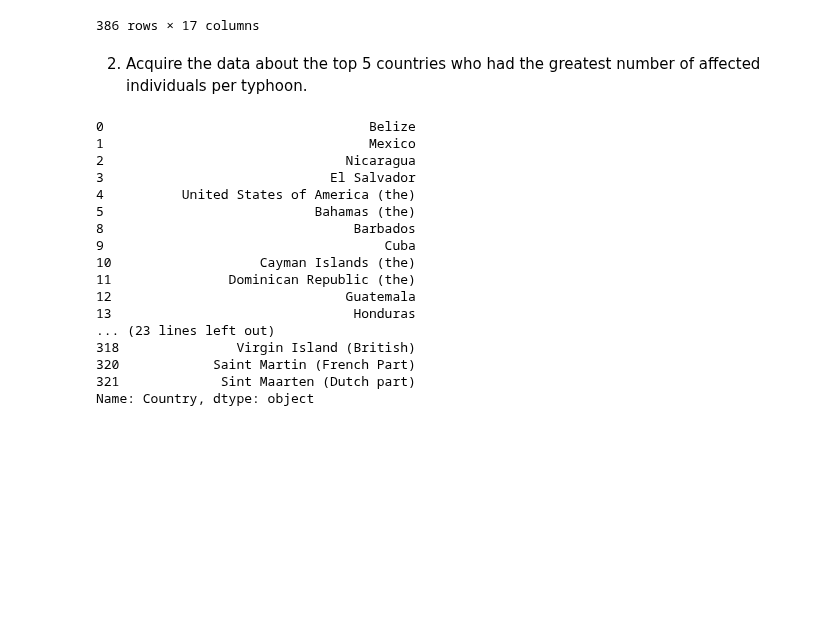
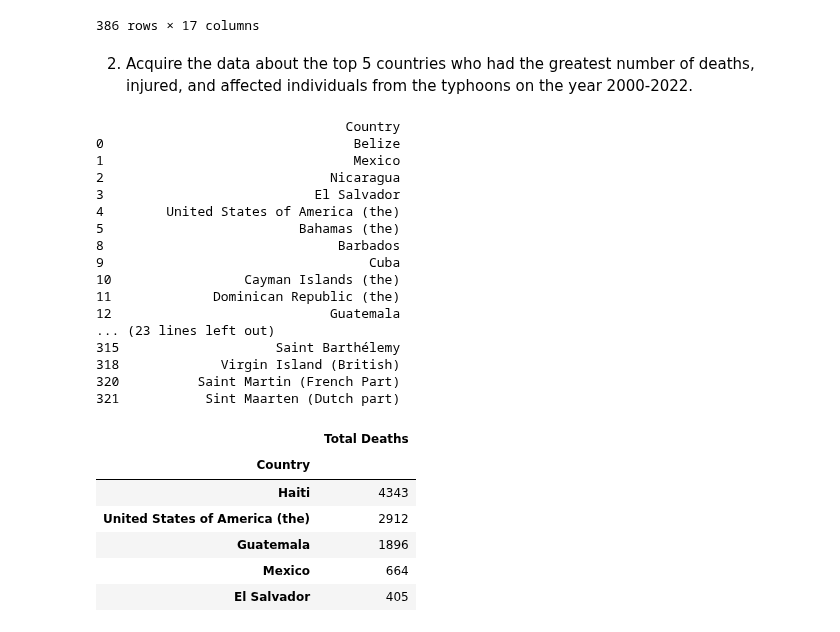
Before and after one commit to GEA960/ITBA-3207_TeamTyphoonAnalysts, a Jupyter notebook: 2000-2022 Data set Codes and Results.ipynb, the cells around one changed output. Saved outputs shown, nothing was run; the diff lists cells and outputs as text; code cells hidden in the pictures; blank space fills up the shorter version.

Commit message:
Finished the Objective No.2 in America's Data set

```diff
--- a/2000-2022 Data set Codes and Results.ipynb
+++ b/2000-2022 Data set Codes and Results.ipynb
@@ -94,29 +94,51 @@ display(new_df)
 | 385 | 2021-0373-VCT | 2021 | Storm | Tropical cyclone | Hurricane 'Elsa' | Saint Vincent and the Grenadines | Caribbean | 0 | ... |
 386 rows × 17 columns
 # %% [markdown]
-2. Acquire the data about the top 5 countries who had the greatest number of affected  individuals per typhoon.
+2. Acquire the data about the top 5 countries who had the greatest number of deaths, injured, and affected individuals from the typhoons on the year 2000-2022.
 # %%
 #***********************SUB DATAFRAME (Top 5 countries with the highest number of affected individuals by typhoons from 2000-2022)***************************
 
-#Step by step Analysis
+# First, drop duplicates function was used to find the exact names and nubmer of countries that were included on the record without duplicates. There are 38 countries in total.
 
-# A. First, drop duplicates function was used to find the exact names and nubmer of countries that were included on the record without duplicates. There are 38 countries in total.
-new_df["Country"].drop_duplicates()
+Country_names = new_df["Country"].drop_duplicates()
+# Creating a new dataframe called `Country_names` that contains the unique values of the `Country` column in the `new_df` dataframe
+
+data = pd.DataFrame(Country_names) #Creating a new dataframe called `data` that contains the unique values of the `Country` column in the `new_df` dataframe.
+
+
+print(data) #Printing the dataframe `data`
 # %% [output]
-0                                  Belize
-1                                  Mexico
-2                               Nicaragua
-3                             El Salvador
-4          United States of America (the)
-5                           Bahamas (the)
-8                                Barbados
-9                                    Cuba
-10                   Cayman Islands (the)
-11               Dominican Republic (the)
-12                              Guatemala
-13                               Honduras
+                                Country
+0                                Belize
+1                                Mexico
+2                             Nicaragua
+3                           El Salvador
+4        United States of America (the)
+5                         Bahamas (the)
+8                              Barbados
+9                                  Cuba
+10                 Cayman Islands (the)
+11             Dominican Republic (the)
+12                            Guatemala
 ... (23 lines left out)
-318               Virgin Island (British)
-320            Saint Martin (French Part)
-321             Sint Maarten (Dutch part)
-Name: Country, dtype: object
+315                    Saint Barthélemy
+318             Virgin Island (British)
+320          Saint Martin (French Part)
+321           Sint Maarten (Dutch part)
+# %%
+#Acquiring the top 5 countries with the highest number of total deaths caused by typhoons from 2000-2022 using groupby and sum function of pandas
+
+ByCountryDeath = new_df.groupby('Country')
+TotalData = ByCountryDeath['Total Deaths'].sum()
+data = pd.DataFrame(TotalData)
+SortedData = data.sort_values(by='Total Deaths',ascending=False)
+result = SortedData.head(5)
+display(result)
+# %% [output]
+|  | Total Deaths |
+| Country |  |
+| Haiti | 4343 |
+| United States of America (the) | 2912 |
+| Guatemala | 1896 |
+| Mexico | 664 |
+| El Salvador | 405 |
```
Also changed, not shown: parts of 2 cells of this notebook.
